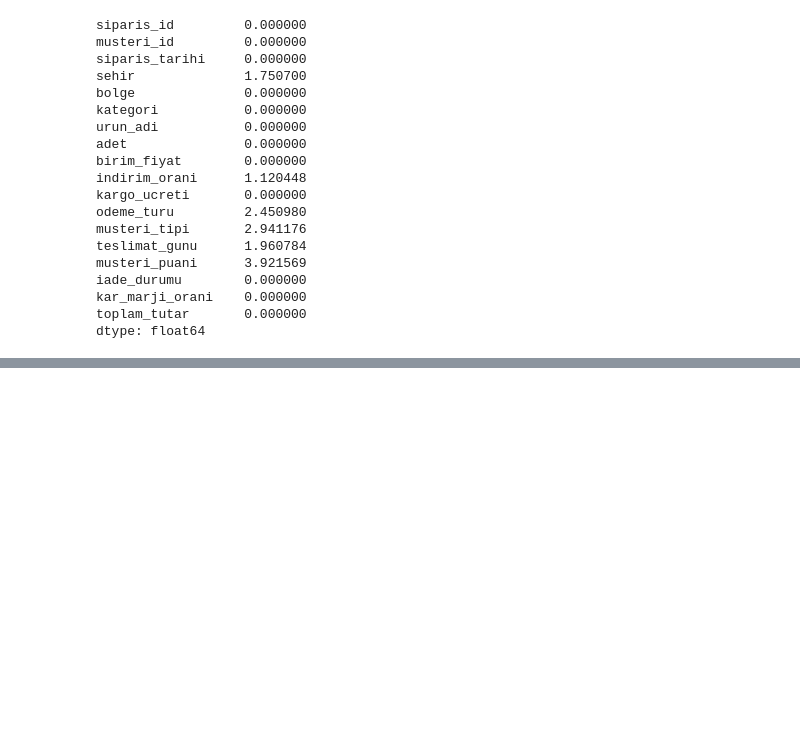
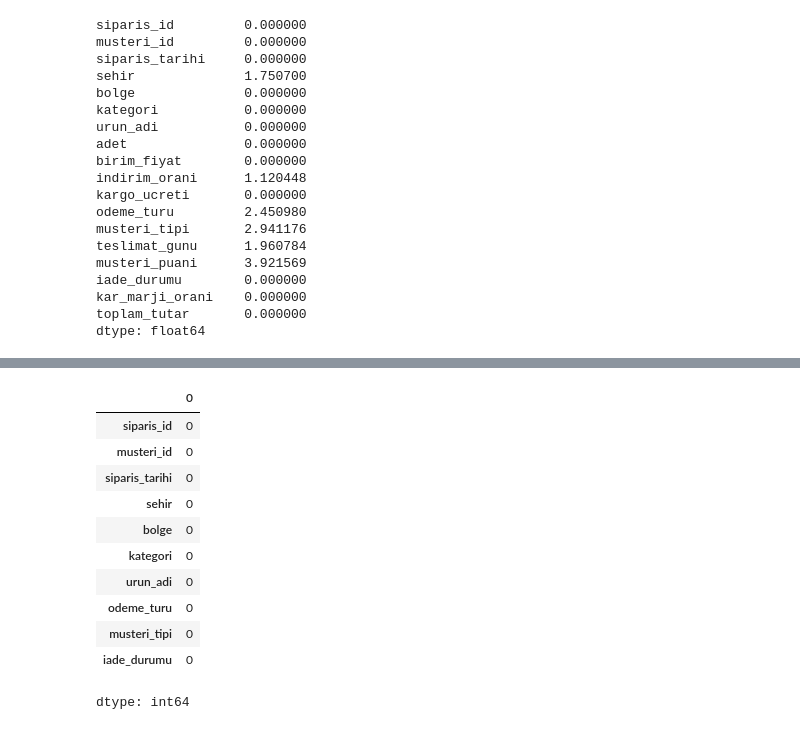
Before and after one commit to YunusEmre214/Data_Science_Colab, a Jupyter notebook: Data_Science.ipynb, the cells around one changed output, grey strips where cells are left out. Saved outputs shown, nothing was run; the diff lists cells and outputs as text; code cells hidden in the pictures; blank space fills up the shorter version.

```diff
--- a/Data_Science.ipynb
+++ b/Data_Science.ipynb
@@ -239,0 +331,19 @@ missing_data_row.head(10)
+# %%
+#17.Kategorik eksik verileri sabit bir değer ile doldurulalım
+df_constant_categorical=df.copy()
+for column in categorical_column:
+  df_constant_categorical[column]=df_constant_categorical[column].fillna("Bilinmiyor")
+df_constant_categorical[categorical_column].isnull().sum()
+# %% [output]
+|  | 0 |
+| siparis_id | 0 |
+| musteri_id | 0 |
+| siparis_tarihi | 0 |
+| sehir | 0 |
+| bolge | 0 |
+| kategori | 0 |
+| urun_adi | 0 |
+| odeme_turu | 0 |
+| musteri_tipi | 0 |
+| iade_durumu | 0 |
+dtype: int64
```
Also changed, not shown: parts of 10 cells of this notebook.
